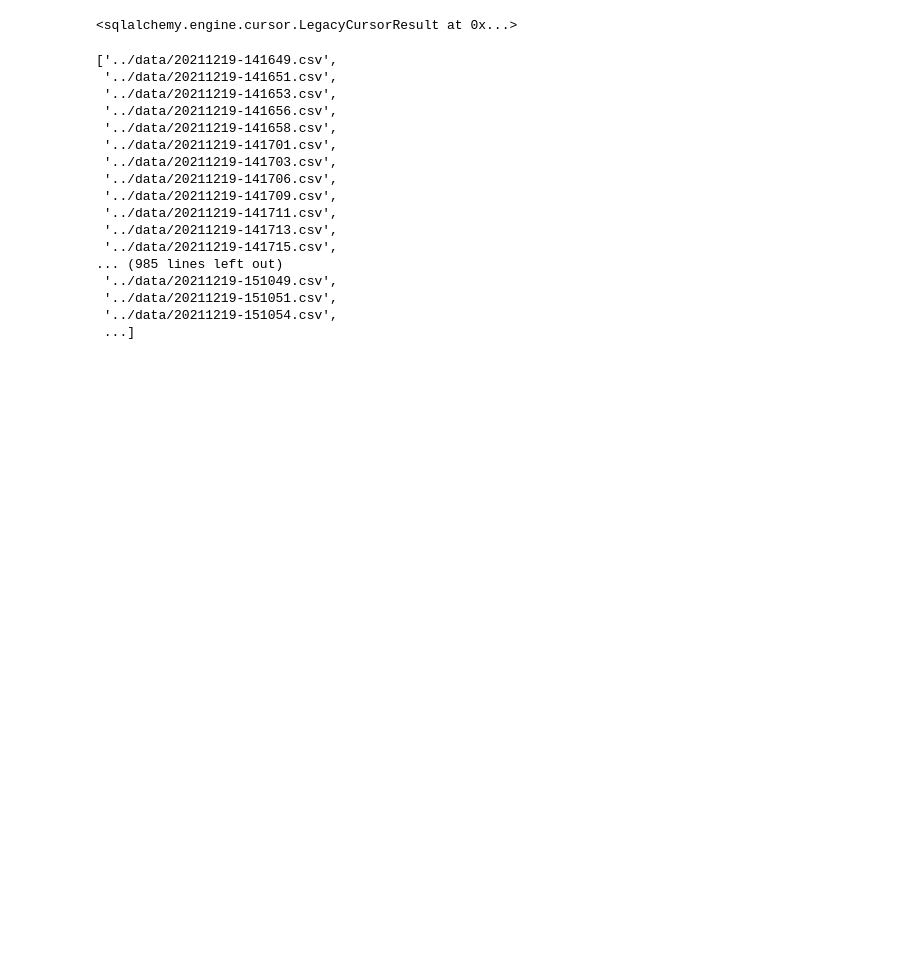
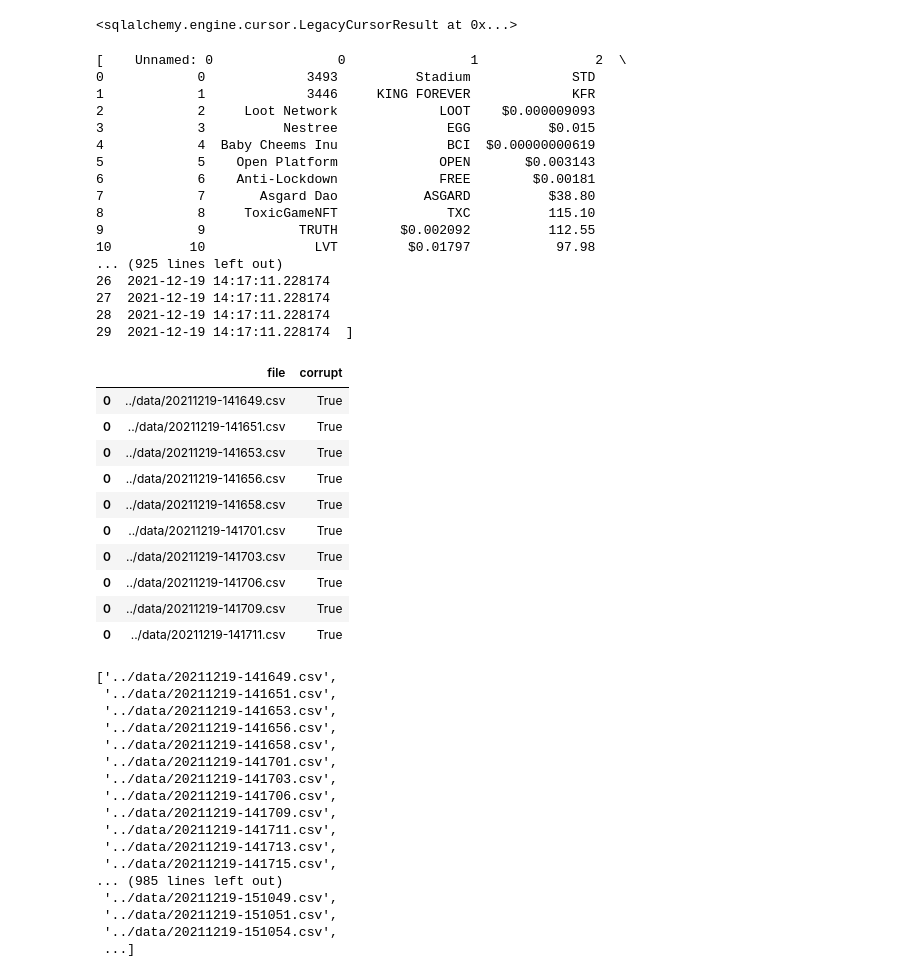
Before and after one commit to AminAzGol/cmc-gainers, a Jupyter notebook: to_sql/to_sql.ipynb, the cells around one changed output. Saved outputs shown, nothing was run; the diff lists cells and outputs as text; code cells hidden in the pictures; blank space fills up the shorter version.

```diff
--- a/to_sql/to_sql.ipynb
+++ b/to_sql/to_sql.ipynb
@@ -43,32 +43,62 @@ df = pd.read_csv(all_files[0])
 # %%
 def files_chunk_to_pandas_to_sql(files_chunk):
     li = []
     visited_frame = pd.DataFrame(columns=['file', 'corrupt'])
 
     for fname in files_chunk:
         df = pd.read_csv(fname, index_col=None, header=0)
 
         # check data values are in right order
         if not ('5' in df and (df['5'] == '%').all() and 'Unnamed: 0' in df):
             visited_frame = visited_frame.append([{'file': fname, 'corrupt': True}])
         else:
             visited_frame = visited_frame.append([{'file': fname, 'corrupt': False}])
 
 
         li.append(df)
-
+    print(li[:10])
     frame = pd.concat(li)
 
     # keep only the ones with right value order
     frame = frame[frame['5'] == '%']
 
 
     frame = frame.drop('5', 1)
     frame = frame.drop('Unnamed: 0', 1)
     frame = frame.rename(columns={'0': 'num', '1': 'name', '2':'symbol', '3': 'price', '4': 'gain', '6': 'vol', '7': 'time'})
     frame.to_sql('gainers', db_engine, schema='cmc', if_exists='append', index=False)
     visited_frame.to_sql('visited', db_engine, schema='cmc', if_exists='append', index=False)
     return visited_frame
+files_chunk_to_pandas_to_sql(all_files[:10])
+# %% [output]
+[    Unnamed: 0                0                1               2  \
+0            0             3493          Stadium             STD
+1            1             3446     KING FOREVER             KFR
+2            2     Loot Network             LOOT    $0.000009093
+3            3          Nestree              EGG          $0.015
+4            4  Baby Cheems Inu              BCI  $0.00000000619
+5            5    Open Platform             OPEN       $0.003143
+6            6    Anti-Lockdown             FREE        $0.00181
+7            7       Asgard Dao           ASGARD          $38.80
+8            8     ToxicGameNFT              TXC          115.10
+9            9            TRUTH        $0.002092          112.55
+10          10              LVT         $0.01797           97.98
+... (925 lines left out)
+26  2021-12-19 14:17:11.228174
+27  2021-12-19 14:17:11.228174
+28  2021-12-19 14:17:11.228174
+29  2021-12-19 14:17:11.228174  ]
+|  | file | corrupt |
+| 0 | ../data/20211219-141649.csv | True |
+| 0 | ../data/20211219-141651.csv | True |
+| 0 | ../data/20211219-141653.csv | True |
+| 0 | ../data/20211219-141656.csv | True |
+| 0 | ../data/20211219-141658.csv | True |
+| 0 | ../data/20211219-141701.csv | True |
+| 0 | ../data/20211219-141703.csv | True |
+| 0 | ../data/20211219-141706.csv | True |
+| 0 | ../data/20211219-141709.csv | True |
+| 0 | ../data/20211219-141711.csv | True |
 # %%
 def is_already_visited(file_name):
     ret = db_engine.execute(f'select id from cmc.visited where file=\'{file}\'').fetchall()
```
Also changed, not shown: 1 other file.
